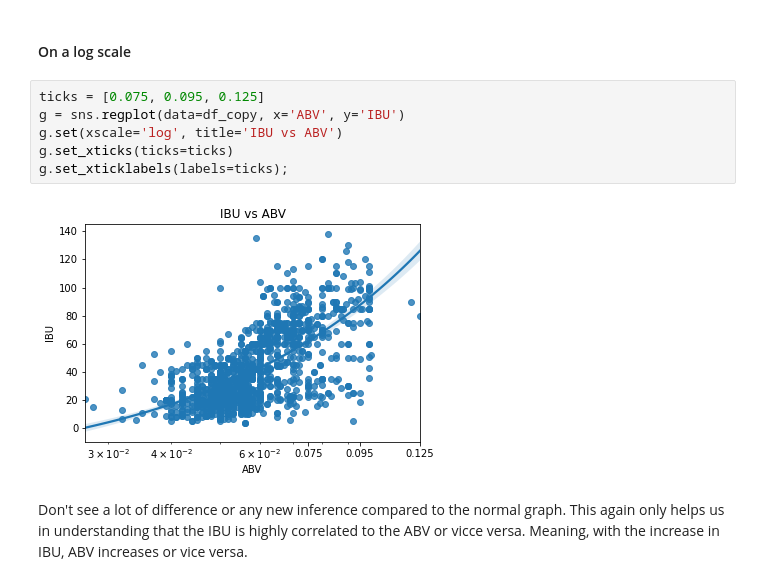
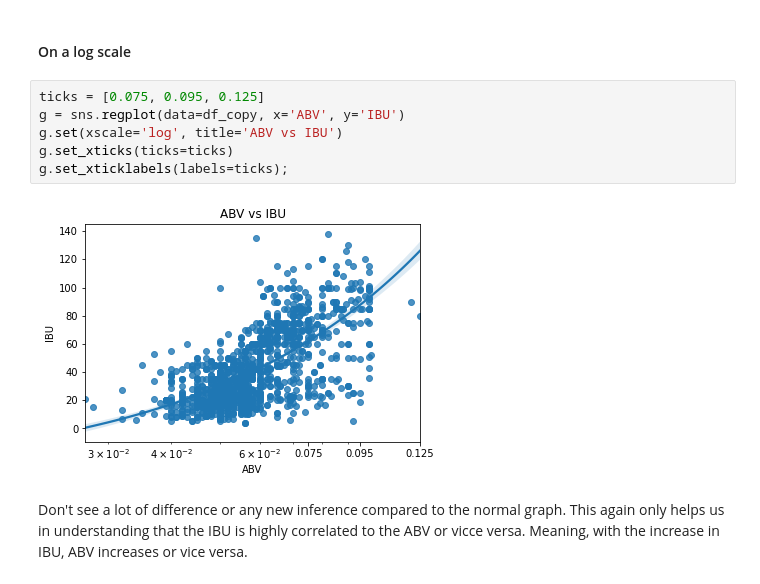
Before and after one commit to akkiannu/BeerAnalysis, a Jupyter notebook: exploratory.ipynb, the cells around one changed output. Drawn from its saved outputs; the diff is of its cells as text.

```diff
--- a/exploratory.ipynb
+++ b/exploratory.ipynb
@@ -281,11 +281,11 @@ We see that IBU and ABV seem to be highly co-related. We also see that 0.1 seems
 # %%
 ticks = [0.075, 0.095, 0.125]
 g = sns.regplot(data=df_copy, x='ABV', y='IBU')
-g.set(xscale='log', title='IBU vs ABV')
+g.set(xscale='log', title='ABV vs IBU')
 g.set_xticks(ticks=ticks)
 g.set_xticklabels(labels=ticks);
 # %% [output]
-[figure, old version]
+[figure, new version]
 # %% [markdown]
 Don't see a lot of difference or any new inference compared to the normal graph. This again only helps us in understanding that the IBU is highly correlated to the ABV or vicce versa. Meaning, with the increase in IBU, ABV increases or vice versa.
 # %% [markdown]
```
Also changed, not shown: parts of 7 cells of this notebook, 3 other files.
